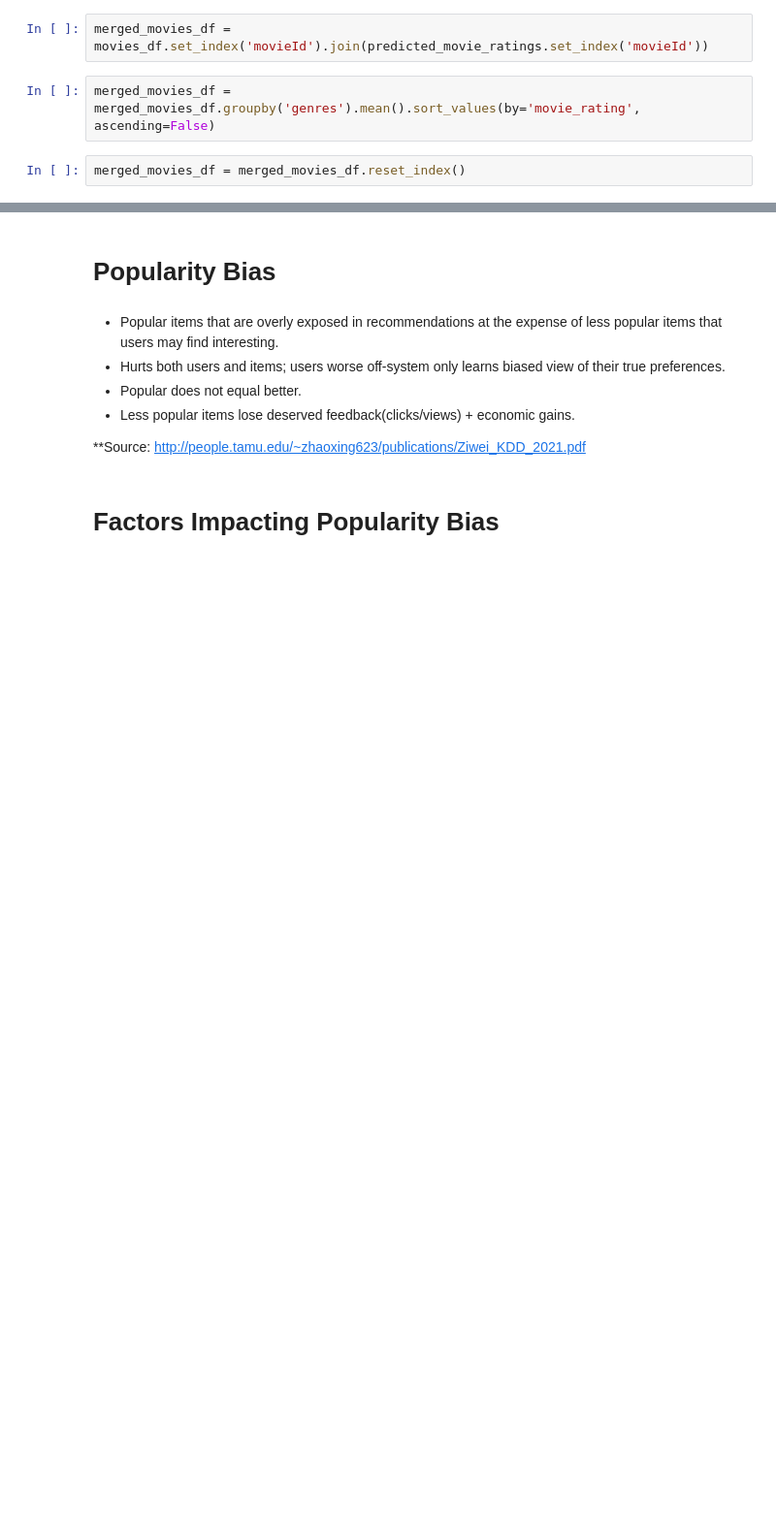
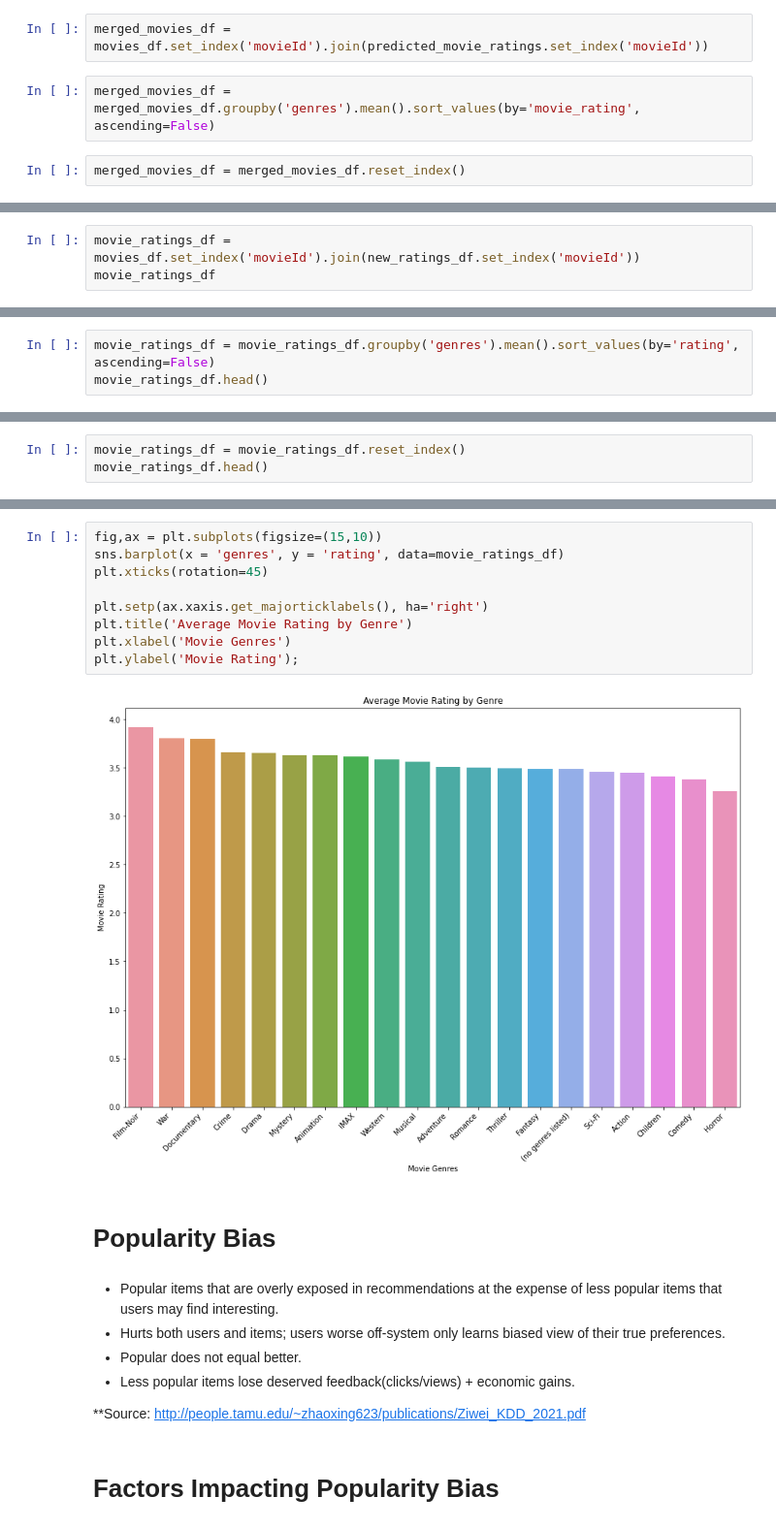
Before and after one commit to moham6839/Recommedation-System-Project, a Jupyter notebook: Recommendation System Project.ipynb, the cells around one changed output, grey strips where cells are left out. Shown: that part at 97% size. Drawn from its saved outputs; the diff is of its cells as text; blank space fills up the shorter version.

```diff
--- a/Recommendation System Project.ipynb
+++ b/Recommendation System Project.ipynb
@@ -344,0 +471,3 @@ The image above is a bar plot showing the predicted ratings of 1 user based on m
+# %%
+movie_ratings_df = movies_df.set_index('movieId').join(new_ratings_df.set_index('movieId'))
+movie_ratings_df
@@ -344,0 +489,3 @@ The image above is a bar plot showing the predicted ratings of 1 user based on m
+# %%
+movie_ratings_df = movie_ratings_df.groupby('genres').mean().sort_values(by='rating', ascending=False)
+movie_ratings_df.head()
@@ -344,0 +500,3 @@ The image above is a bar plot showing the predicted ratings of 1 user based on m
+# %%
+movie_ratings_df = movie_ratings_df.reset_index()
+movie_ratings_df.head()
@@ -345,3 +510,14 @@ The image above is a bar plot showing the predicted ratings of 1 user based on m
+# %%
+fig,ax = plt.subplots(figsize=(15,10))
+sns.barplot(x = 'genres', y = 'rating', data=movie_ratings_df)
+plt.xticks(rotation=45)
+
+plt.setp(ax.xaxis.get_majorticklabels(), ha='right')
+plt.title('Average Movie Rating by Genre')
+plt.xlabel('Movie Genres')
+plt.ylabel('Movie Rating');
+# %% [output]
+[figure, added]
 # %% [markdown]
 # Popularity Bias
 # %% [markdown]
```
Also changed, not shown: parts of 27 cells of this notebook.
